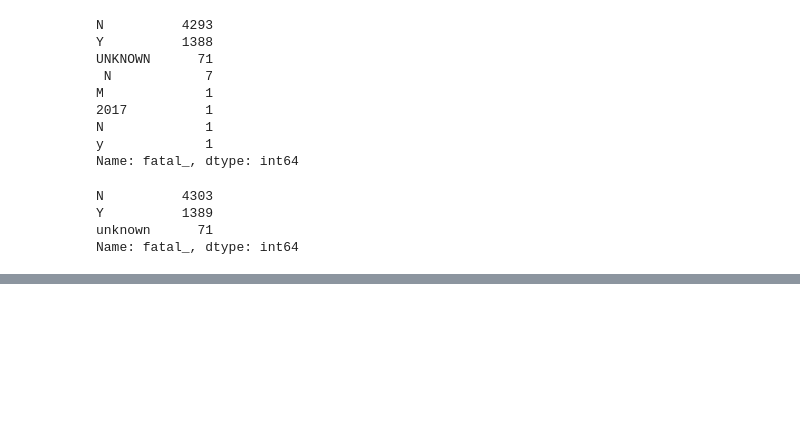
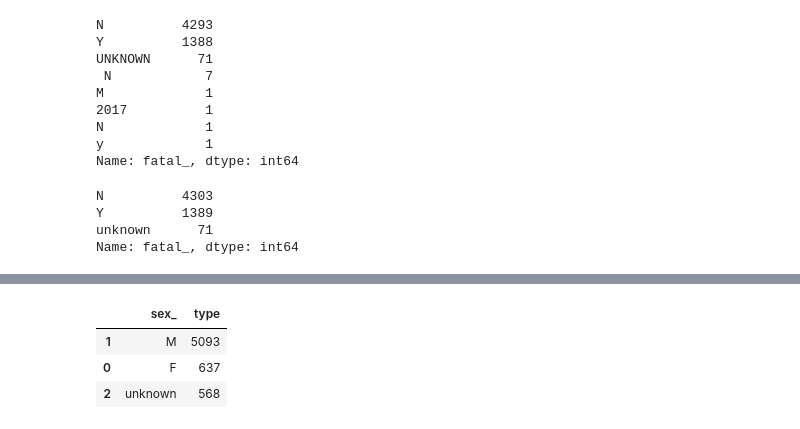
Before and after one commit to aliciahernansanz/-w2-project-pandas-Alicia-Hernansanz, a Jupyter notebook: data/shark_attacks.ipynb, the cells around one changed output, grey strips where cells are left out. Saved outputs shown, nothing was run; the diff lists cells and outputs as text; code cells hidden in the pictures; blank space fills up the shorter version.

```diff
--- a/data/shark_attacks.ipynb
+++ b/data/shark_attacks.ipynb
@@ -582,0 +631,8 @@ grupo
+# %%
+grupo1=df.groupby('sex_').count().reset_index()[['sex_', 'type']]
+grupo1.sort_values(by='type',ascending=False)
+# %% [output]
+|  | sex_ | type |
+| 1 | M | 5093 |
+| 0 | F | 637 |
+| 2 | unknown | 568 |
```
Also changed, not shown: parts of 12 cells of this notebook.
